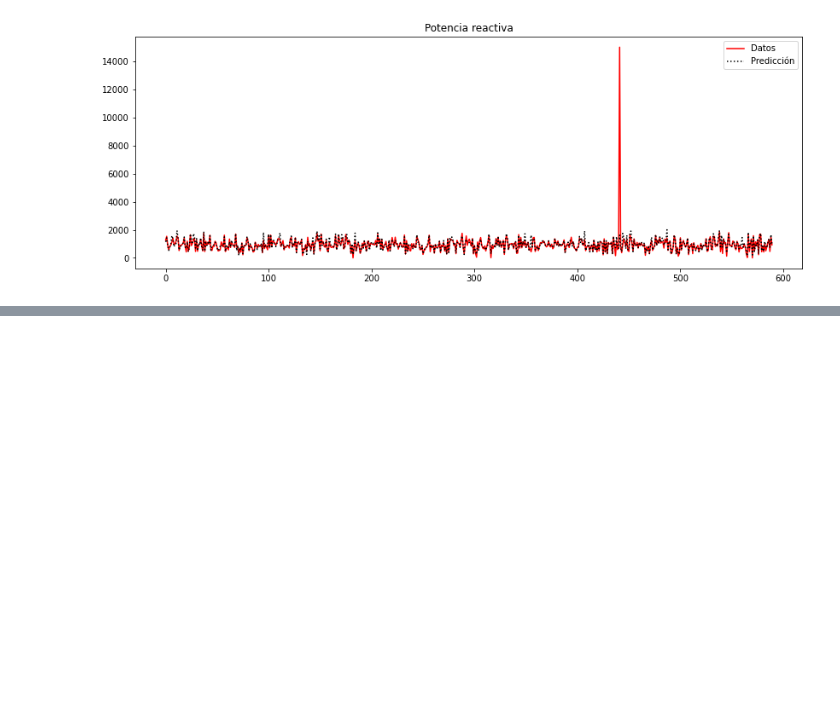
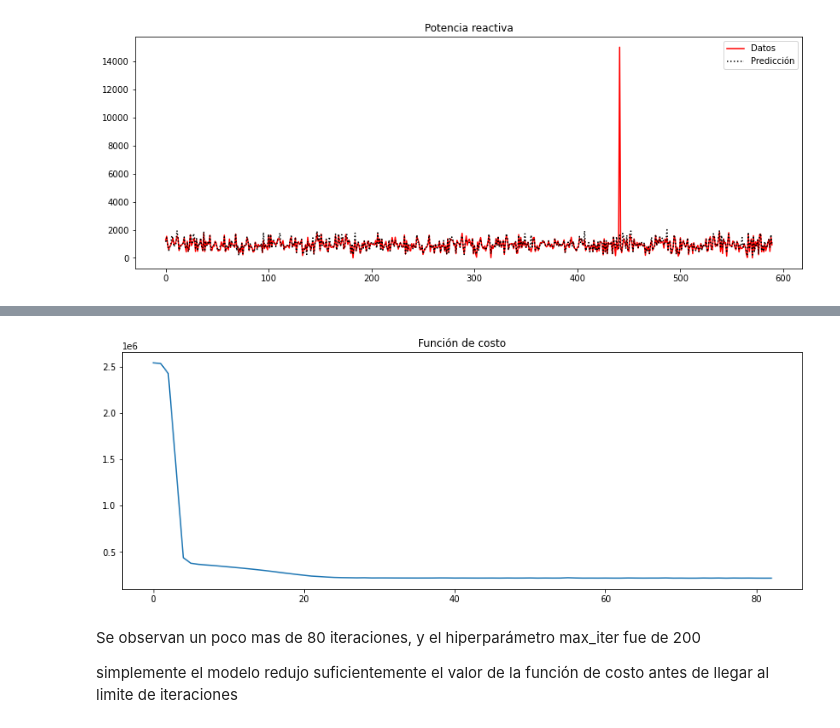
Before and after one commit to qgerman2/ml_labs, a Jupyter notebook: lab4.ipynb, the cells around one changed output, grey strips where cells are left out. Saved outputs shown, nothing was run; the diff lists cells and outputs as text; code cells hidden in the pictures; blank space fills up the shorter version.

```diff
--- a/lab4.ipynb
+++ b/lab4.ipynb
@@ -220,0 +227,11 @@ plt.show()
+# %%
+figure(figsize = (14, 5))
+plt.plot(clf.loss_curve_)
+plt.title("Función de costo")
+plt.show()
+# %% [output]
+[figure, added]
+# %% [markdown]
+Se observan un poco mas de 80 iteraciones, y el hiperparámetro max_iter fue de 200
+
+simplemente el modelo redujo suficientemente el valor de la función de costo antes de llegar al limite de iteraciones
```
Also changed, not shown: parts of 1 cell of this notebook.
